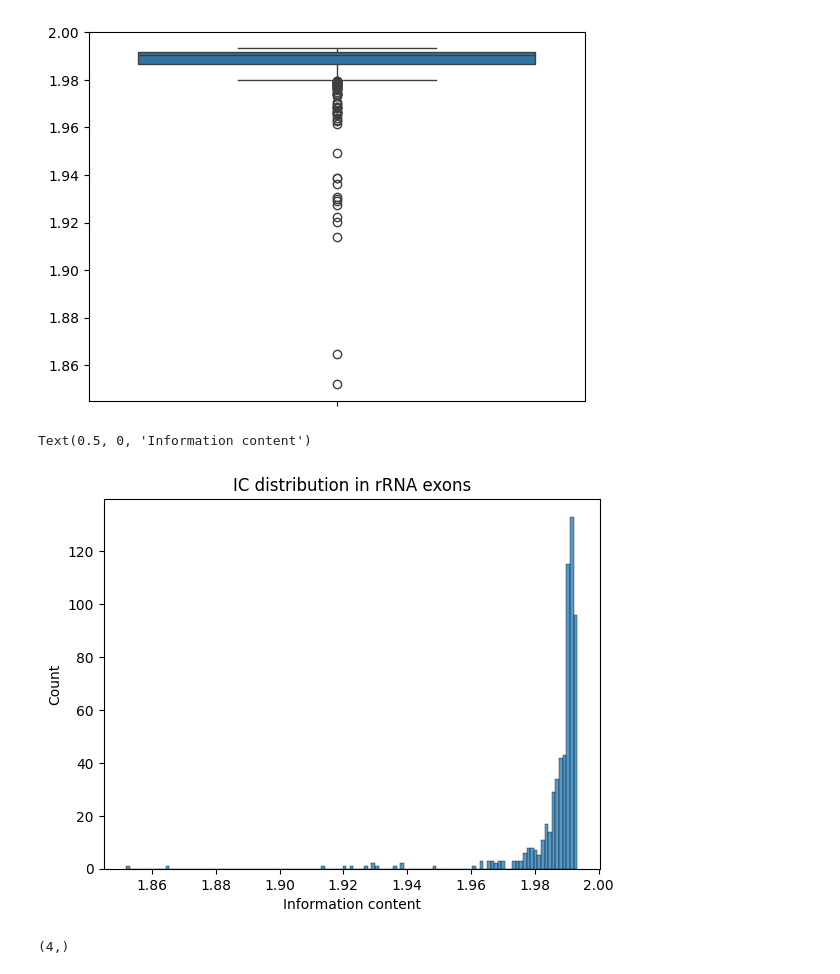
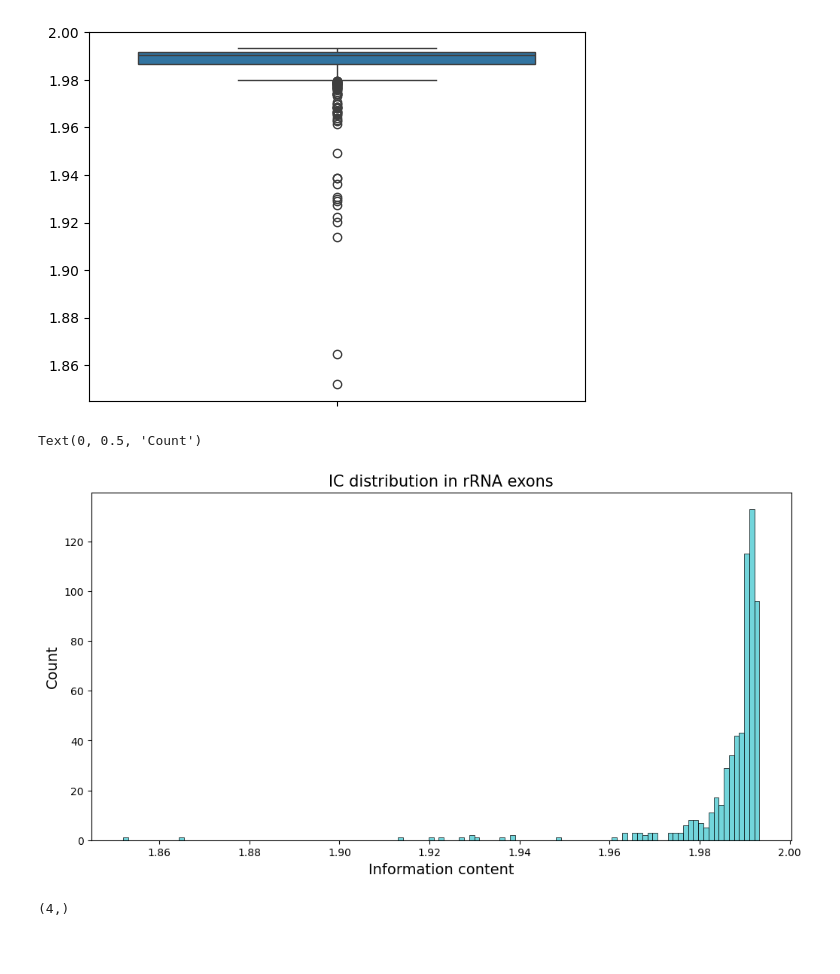
Before and after one commit to itrujnara/genomes-project, a Jupyter notebook: notebooks/compare_gff.ipynb, the cells around one changed output. Drawn from its saved outputs; the diff is of its cells as text; code cells hidden in the pictures; blank space fills up the shorter version.

```diff
--- a/notebooks/compare_gff.ipynb
+++ b/notebooks/compare_gff.ipynb
@@ -50,5 +68,3 @@ probs = torch.cat(chunks)
 probs.shape
 # %% [output]
 torch.Size([42540255, 4])
-# %%
-ic = 2 - entropy(probs, axis=1, base=2)
@@ -359,12 +402,15 @@ sns.boxplot(rrna_ics)
 <Axes: >
 [figure]
 # %%
-ax = sns.histplot(rrna_ics)
-ax.set_title("IC distribution in rRNA exons")
-ax.set_xlabel("Information content")
+fig, ax = plt.subplots(figsize=(12,6))
+ax = sns.histplot(rrna_ics, ax=ax, color="#43C7CF")
+
+ax.set_title("IC distribution in rRNA exons", fontsize=15)
+ax.set_xlabel("Information content", fontsize=14)
+ax.set_ylabel("Count", fontsize=14)
 # %% [output]
-Text(0.5, 0, 'Information content')
+Text(0, 0.5, 'Count')
-[figure, old version]
+[figure, new version]
 # %%
 rrna_means = get_feature_means(db, ic, "exon", "rRNA")
 # %%
```
Also changed, not shown: parts of 28 cells of this notebook, 8 other files.
